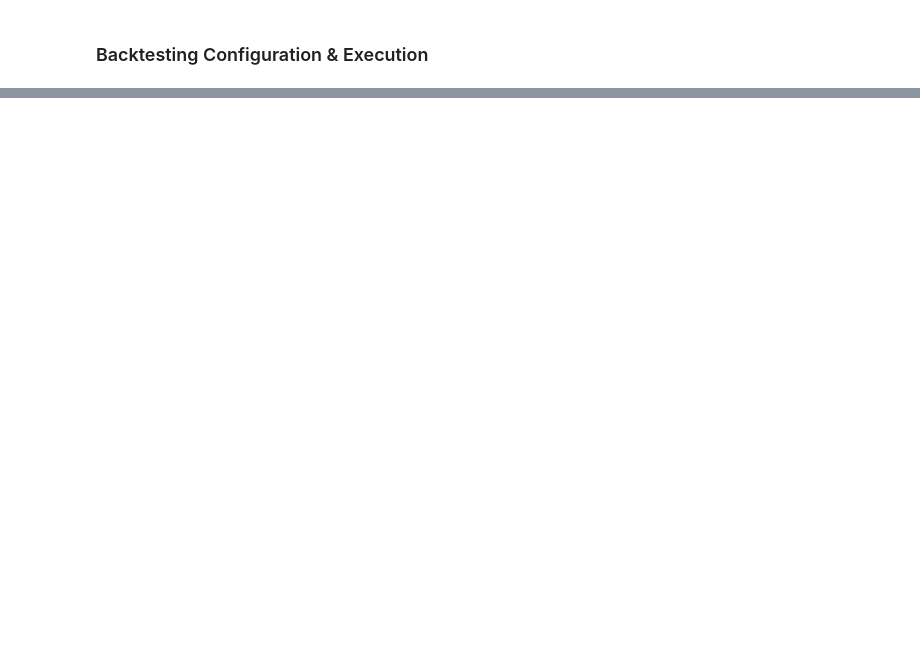
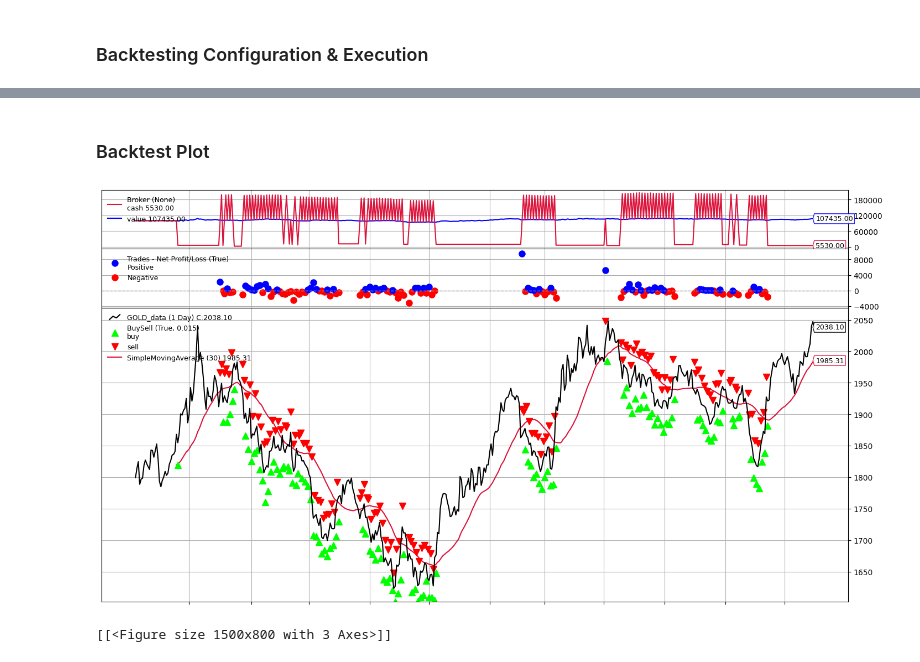
Before and after one commit to raserr11/SMA-Backtesting-project, a Jupyter notebook: backtesting.ipynb, the cells around one changed output, grey strips where cells are left out. Saved outputs shown, nothing was run; the diff lists cells and outputs as text; code cells hidden in the pictures; blank space fills up the shorter version.

```diff
--- a/backtesting.ipynb
+++ b/backtesting.ipynb
@@ -6,7 +6,11 @@
 import pandas as pd
 import yfinance as yf
 import backtrader as bt
+import backtrader.feeds as btfeeds
 from datetime import datetime
 import matplotlib.pyplot as plt
+plt.style.use('default')
+plt.rcParams['figure.figsize'] = (15, 8)
+%matplotlib inline
 # %% [markdown]
 ## Data Acquisition
@@ -60,16 +83,27 @@ np.False_
 class SMAStrategy(bt.SignalStrategy):
     def __init__(self):
 
-        #Define moving averages
+        #Define moving average (30 periods)
         self.sma30 = bt.indicators.SimpleMovingAverage(self.data.close, period=30)
-        self.sma100 = bt.indicators.SimpleMovingAverage(self.data.close, period=100)
 
         #Add buy/sell signals
         self.signal_add(bt.SIGNAL_LONG, self.data.close > self.sma30)
         self.signal_add(bt.SIGNAL_SHORT, self.data.close < self.sma30)
 
-        #Mantain signals
-        self.addsignal(bt.SIGNAL_LONG, self.data.close > self.sma30)
-        self.addsignal(bt.SIGNAL_SHORT, self.data.close < self.sma30)
+    def next(self):
+
+        # Check if there are open positions
+        if not self.position:
+            # If there is no position, check for a buy/sell signal
+            if self.data.close > self.sma30:
+                self.buy()  # Open a long position
+            elif self.data.close < self.sma30:
+                self.sell()  # Open a short position
+        else:
+            # If there is a position, close it if the opposite signal is triggered
+            if self.position.size > 0 and self.data.close < self.sma30:
+                self.close()  # Close long position
+            elif self.position.size < 0 and self.data.close > self.sma30:
+                self.close()  # Close short position
 # %% [markdown]
 ### Backtesting Configuration & Execution
@@ -76,20 +127,22 @@ class SMAStrategy(bt.SignalStrategy):
 # %%
+#Uncoment line bellow and comment 'date1' and 'date2' lines if wanted to introduce other dates
+#date1, date2 = dateask()
+
+# Default Dates to use if not executing .ipynb on computer
+date1 = pd.Timestamp('2022-01-01')
+date2 = pd.Timestamp('2023-12-01')
+
 cerebro = bt.Cerebro()
 
 #Add strategy to cerebro
 cerebro.addstrategy(SMAStrategy)
 
 #Upload data
-datafeed = bt.feeds.YahooFinance(dataname='GOLD_data.csv', fromdate=pd.Timestamp('2020-08-11'), todate=pd.Timestamp('2023-12-15'))
+datafeed = btfeeds.YahooFinanceCSVData(dataname='GOLD_data.csv', fromdate=date1, todate=date2)
 cerebro.adddata(datafeed)
 
 #Set initial capital
 cerebro.broker.set_cash(100000)
 
 #Set order size
-cerebro.addsizer(bt.sizers.FixedSize, stake=10)
-
-#Execute backtesting
-print('Starting Portfolio Value: %.2f' % cerebro.broker.getvalue())
-cerebro.run()
-print('Ending Portfolio Value: %.2f' % cerebro.broker.getvalue())
+cerebro.addsizer(bt.sizers.FixedSize, stake=50)
@@ -104,0 +169,7 @@ NameError: name 'cerebro' is not defined
+# %% [markdown]
+### Backtest Plot
+# %%
+cerebro.plot(iplot=False, volume=False)
+# %% [output]
+[figure, added]
+[[<Figure size 1500x800 with 3 Axes>]]
```
Also changed, not shown: parts of 14 cells of this notebook, 1 other file.
